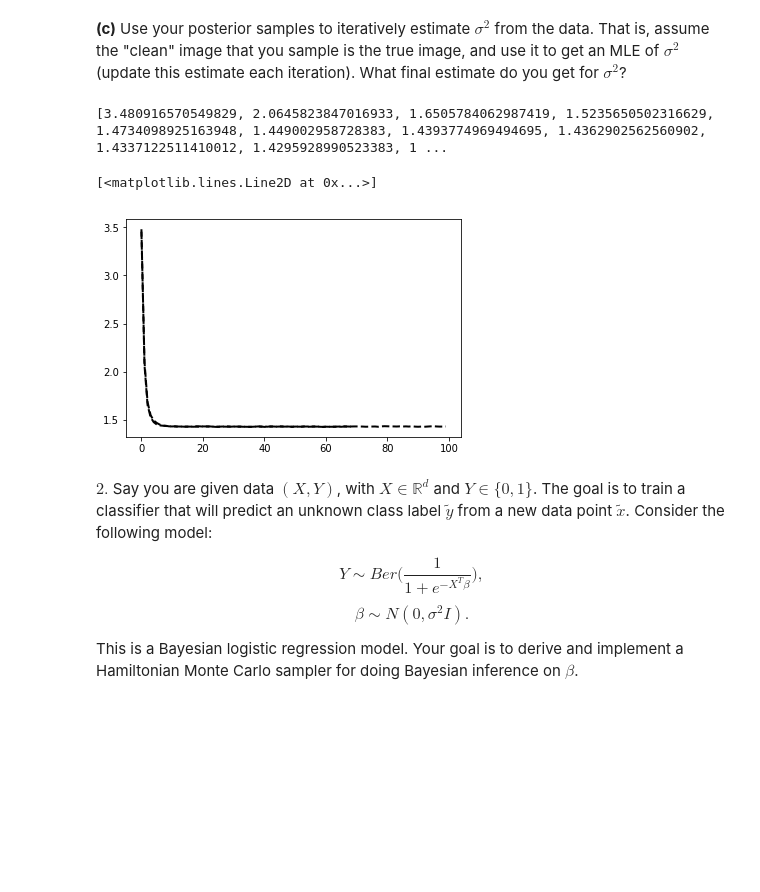
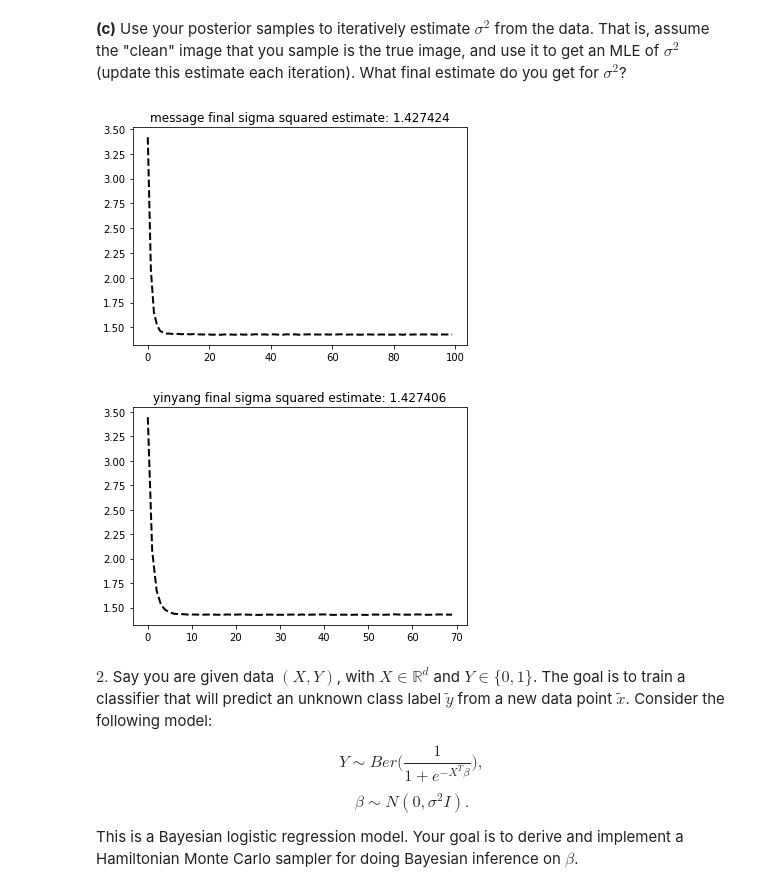
Before and after one commit to jspitkin/spring2018, a Jupyter notebook: pm/hw3/hw3.ipynb, the cells around one changed output. Saved outputs shown, nothing was run; the diff lists cells and outputs as text; code cells hidden in the pictures; blank space fills up the shorter version.

```diff
--- a/pm/hw3/hw3.ipynb
+++ b/pm/hw3/hw3.ipynb
@@ -241,10 +233,6 @@ plt.show()
 # %% [markdown]
 **(c)** Use your posterior samples to iteratively estimate $\sigma^2$ from the data. That is, assume the "clean" image that you sample is the true image, and use it to get an MLE of $\sigma^2$ (update this estimate each iteration). What final estimate do you get for $\sigma^2$?
 # %%
-# Don't forget to load in helper methods in the first code block
-from PIL import Image
-import matplotlib.pyplot as plt
-
 def energy(alpha, beta, sigma_squared, x, X, Y, row, col, width, height):
     energy = -1 * alpha * x
     for n in get_neighbours(X, row, col, width, height):
@@ -280,36 +268,40 @@ def generate_estimates(alpha, beta, sigma, k, X, Y, width, height):
                 if (row + col) % 2 == 1:
                     continue
                 if random.uniform(0, 1) > cond_dist(alpha, sigma, beta, X, Y, row, col, width, height):
                         X[row][col] = X[row][col] * -1
     return sigma_squared_estimates
 
 # Read in the images
 message_pixels, message_width, message_height = open_image_transform("noisy-message.png")
 #yin_yang_pixels, yin_yang_width, yin_yang_height = open_image_transform("noisy-yinyang.png")
 
 # Generate mean message image
 X = random_init_matrix(message_width, message_height)
 alpha = 0.05
 beta = 1
 sigma_squared = 1.21
 k = 100
 sigma_squared_estimates = generate_estimates(alpha, beta, sigma_squared, k,
                                    X, message_pixels, message_width, message_height)
+plt.figure()
+plt.title("message final sigma squared estimate: " + str(round(sigma_squared_estimates[99],6)))
 plt.plot(sigma_squared_estimates, color='black', linestyle='dashed', linewidth=2)
 
 # Generate mean yinyang image
 X = random_init_matrix(yin_yang_width, yin_yang_height)
 alpha = 0
 beta = 1
 sigma_squared = 1.21
 k = 70
 sigma_squared_estimates = generate_estimates(alpha, beta, sigma_squared, k,
                                    X, message_pixels, message_width, message_height)
+plt.figure()
+plt.title("yinyang final sigma squared estimate: " + str(round(sigma_squared_estimates[69], 6)))
 plt.plot(sigma_squared_estimates, color='black', linestyle='dashed', linewidth=2)
+plt.show()
 # %% [output]
-[3.480916570549829, 2.0645823847016933, 1.6505784062987419, 1.5235650502316629, 1.4734098925163948, 1.449002958728383, 1.4393774969494695, 1.4362902562560902, 1.4337122511410012, 1.4295928990523383, 1 ...
-[<matplotlib.lines.Line2D at 0x...>]
-[figure, old version]
+[figure, new version]
+[figure, added]
 # %% [markdown]
 $2.$ Say you are given data $(X,Y)$, with $X \in \mathbb{R}^d$ and $Y \in \{0,1\}$. The goal is to train a classifier that will predict an unknown class label $\tilde{y}$ from a new data point $\tilde{x}$. Consider the following model:
 
```
Also changed, not shown: parts of 5 cells of this notebook.
